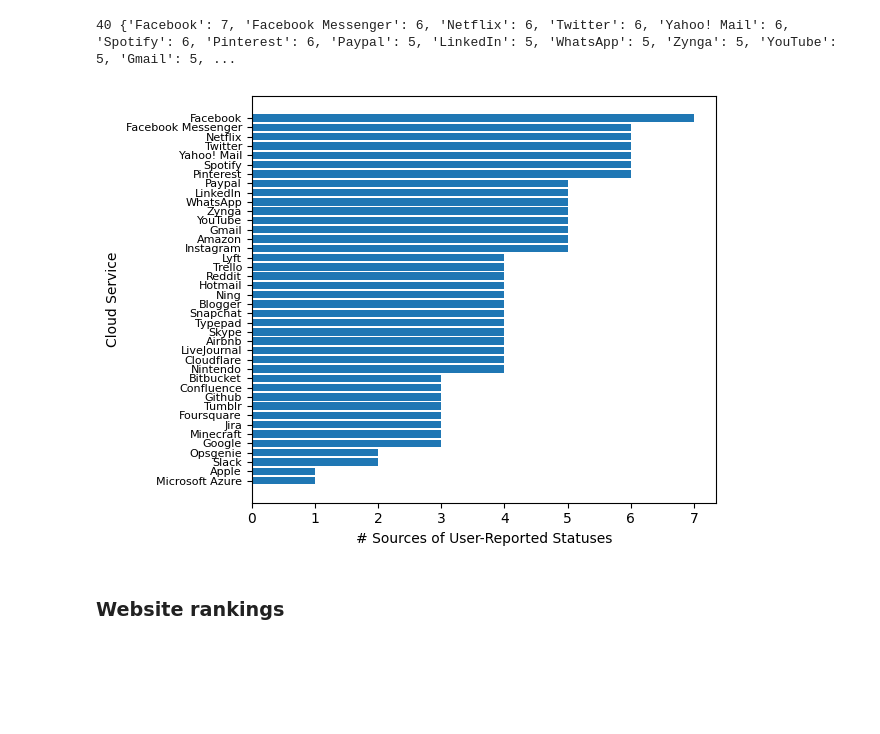
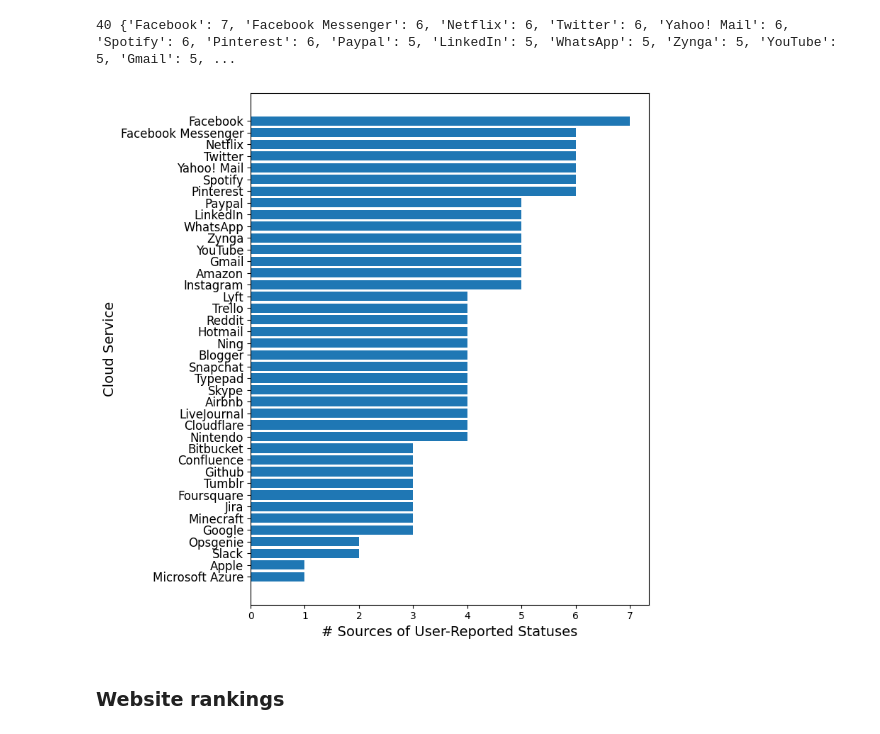
Before and after one commit to shanemin/thesis-msc-cloud-failures, a Jupyter notebook: scripts/viz_sources.ipynb, the cells around one changed output. Saved outputs shown, nothing was run; the diff lists cells and outputs as text; code cells hidden in the pictures; blank space fills up the shorter version.

```diff
--- a/scripts/viz_sources.ipynb
+++ b/scripts/viz_sources.ipynb
@@ -76,18 +76,20 @@ print(len(tps_per_service), tps_per_service)
 40 {'Facebook': 7, 'Facebook Messenger': 6, 'Netflix': 6, 'Twitter': 6, 'Yahoo! Mail': 6, 'Spotify': 6, 'Pinterest': 6, 'Paypal': 5, 'LinkedIn': 5, 'WhatsApp': 5, 'Zynga': 5, 'YouTube': 5, 'Gmail': 5, ...
 # %%
 fig, ax = plt.subplots()
+fig.set_figheight(8)
+fig.set_figwidth(8)
 ax.barh(range(len(tps_per_service)), list(tps_per_service.values()), align='center')
 plt.yticks(range(len(tps_per_service)), list(tps_per_service.keys()))
-plt.tick_params(axis='y', which='major', labelsize=8)
+plt.tick_params(axis='y', which='major', labelsize=12)
 ax.invert_yaxis()
 # plt.title("Third-Party Website Tracking for Individual Services")
-plt.xlabel("# Sources of User-Reported Statuses")
-plt.ylabel("Cloud Service")
+plt.xlabel("# Sources of User-Reported Statuses", size=14)
+plt.ylabel("Cloud Service", size=14)
 plt.tight_layout()
 plt.show()
-fig.savefig('../output/plots/tps_individual.pdf', dpi=fig.dpi)
+# fig.savefig('../output/plots/tps_individual_resized.pdf', dpi=fig.dpi)
 # %% [output]
-[figure, old version]
+[figure, new version]
 # %% [markdown]
 ### Website rankings
 # %%
```
Also changed, not shown: parts of 4 cells of this notebook, 16 other files.
